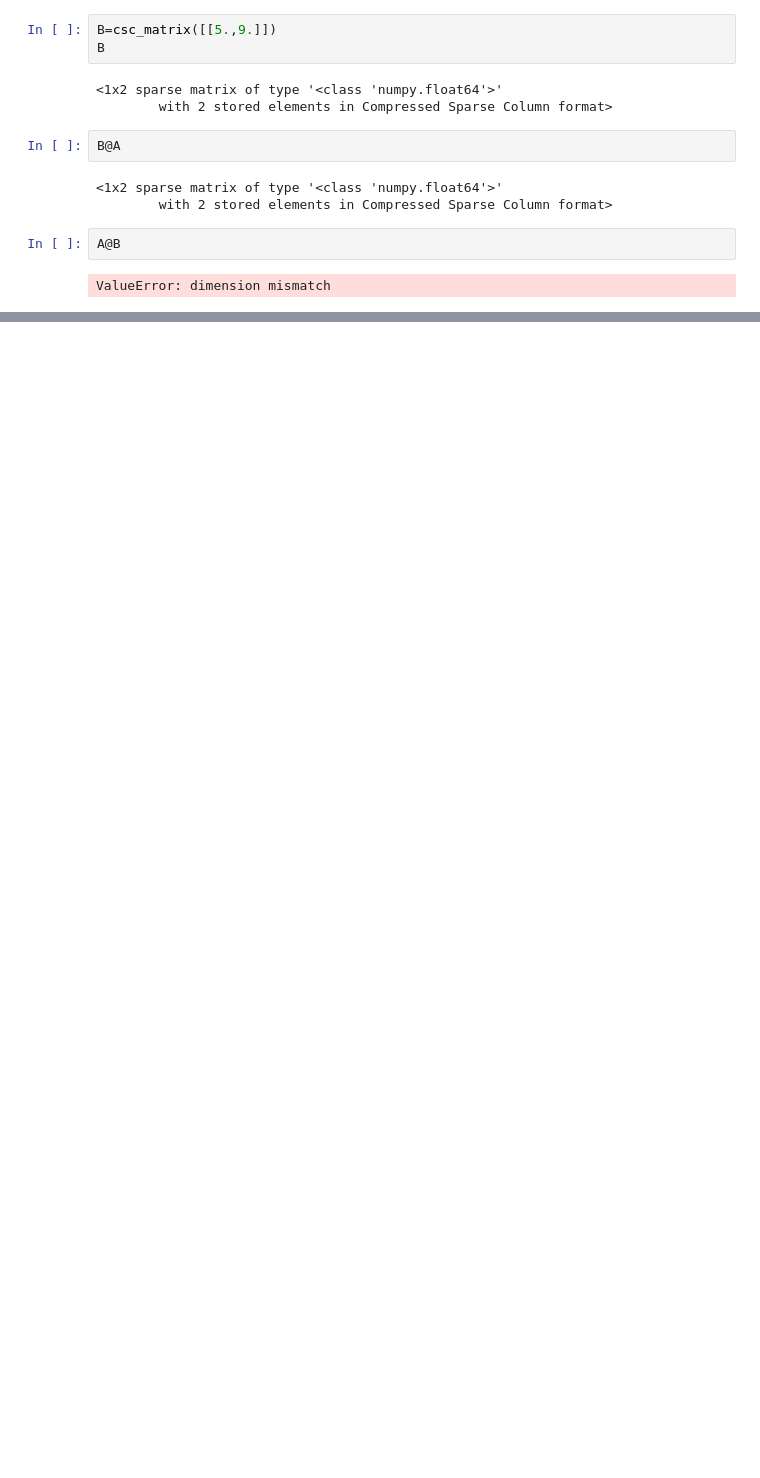
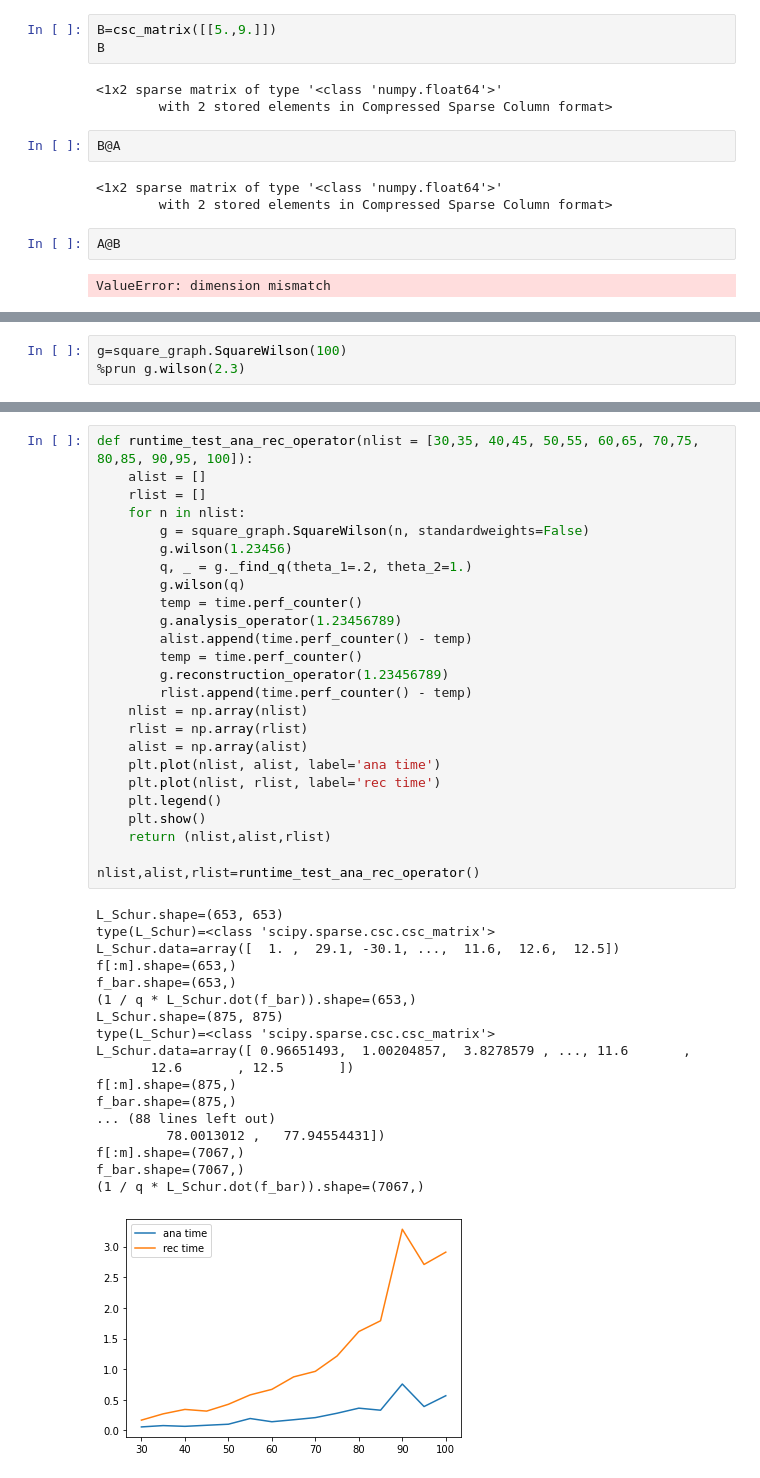
Before and after one commit to Noskario/github-upload, a Jupyter notebook: vizualisation_helper.ipynb, the cells around one changed output, grey strips where cells are left out. Drawn from its saved outputs; the diff is of its cells as text; blank space fills up the shorter version.

```diff
--- a/vizualisation_helper.ipynb
+++ b/vizualisation_helper.ipynb
@@ -113,0 +190,3 @@ array([[3.33333333]])
+# %%
+g=square_graph.SquareWilson(100)
+%prun g.wilson(2.3)
@@ -113,0 +299,44 @@ array([[3.33333333]])
+# %%
+def runtime_test_ana_rec_operator(nlist = [30,35, 40,45, 50,55, 60,65, 70,75, 80,85, 90,95, 100]):
+    alist = []
+    rlist = []
+    for n in nlist:
+        g = square_graph.SquareWilson(n, standardweights=False)
+        g.wilson(1.23456)
+        q, _ = g._find_q(theta_1=.2, theta_2=1.)
+        g.wilson(q)
+        temp = time.perf_counter()
+        g.analysis_operator(1.23456789)
+        alist.append(time.perf_counter() - temp)
+        temp = time.perf_counter()
+        g.reconstruction_operator(1.23456789)
+        rlist.append(time.perf_counter() - temp)
+    nlist = np.array(nlist)
+    rlist = np.array(rlist)
+    alist = np.array(alist)
+    plt.plot(nlist, alist, label='ana time')
+    plt.plot(nlist, rlist, label='rec time')
+    plt.legend()
+    plt.show()
+    return (nlist,alist,rlist)
+
+nlist,alist,rlist=runtime_test_ana_rec_operator()
+# %% [output]
+L_Schur.shape=(653, 653)
+type(L_Schur)=<class 'scipy.sparse.csc.csc_matrix'>
+L_Schur.data=array([  1. ,  29.1, -30.1, ...,  11.6,  12.6,  12.5])
+f[:m].shape=(653,)
+f_bar.shape=(653,)
+(1 / q * L_Schur.dot(f_bar)).shape=(653,)
+L_Schur.shape=(875, 875)
+type(L_Schur)=<class 'scipy.sparse.csc.csc_matrix'>
+L_Schur.data=array([ 0.96651493,  1.00204857,  3.8278579 , ..., 11.6       ,
+       12.6       , 12.5       ])
+f[:m].shape=(875,)
+f_bar.shape=(875,)
+... (88 lines left out)
+         78.0013012 ,   77.94554431])
+f[:m].shape=(7067,)
+f_bar.shape=(7067,)
+(1 / q * L_Schur.dot(f_bar)).shape=(7067,)
+[figure, added]
```
Also changed, not shown: parts of 21 cells of this notebook, 2 other files.
